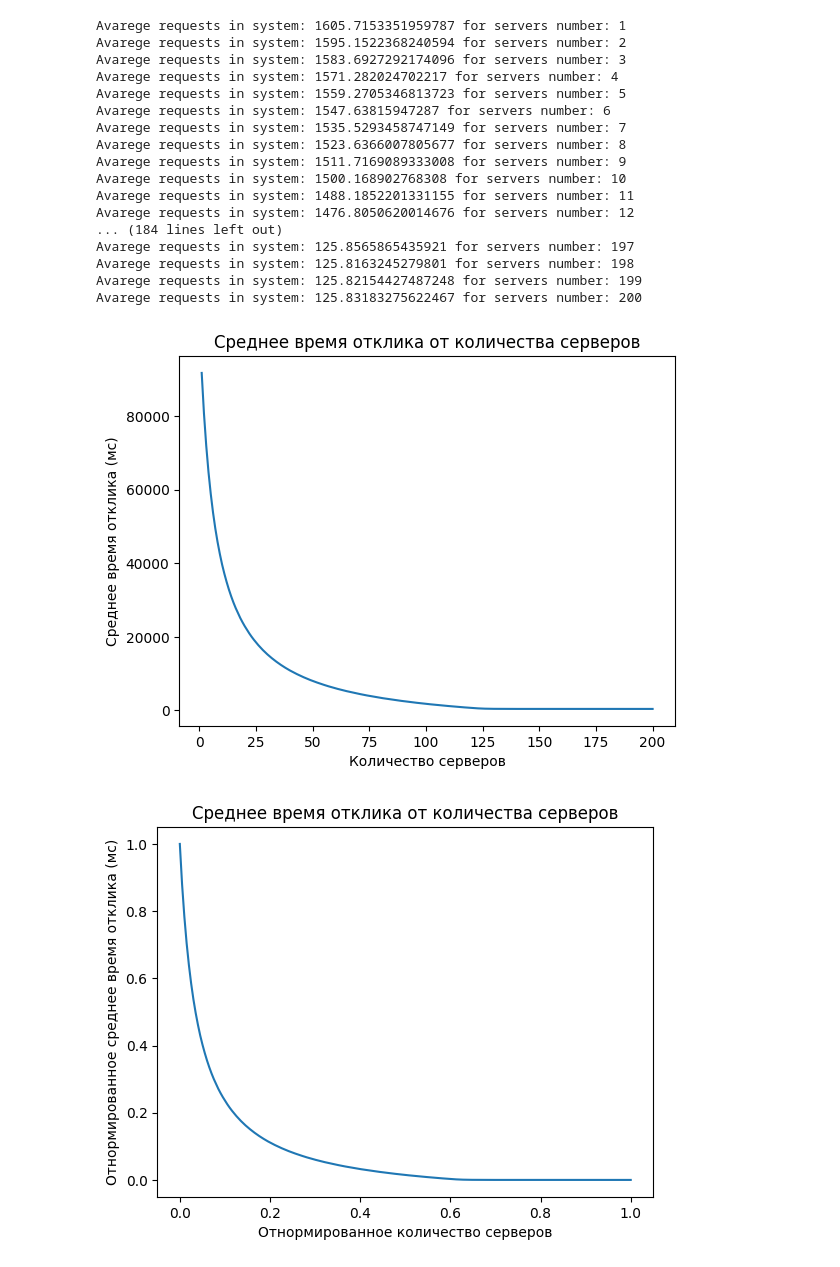
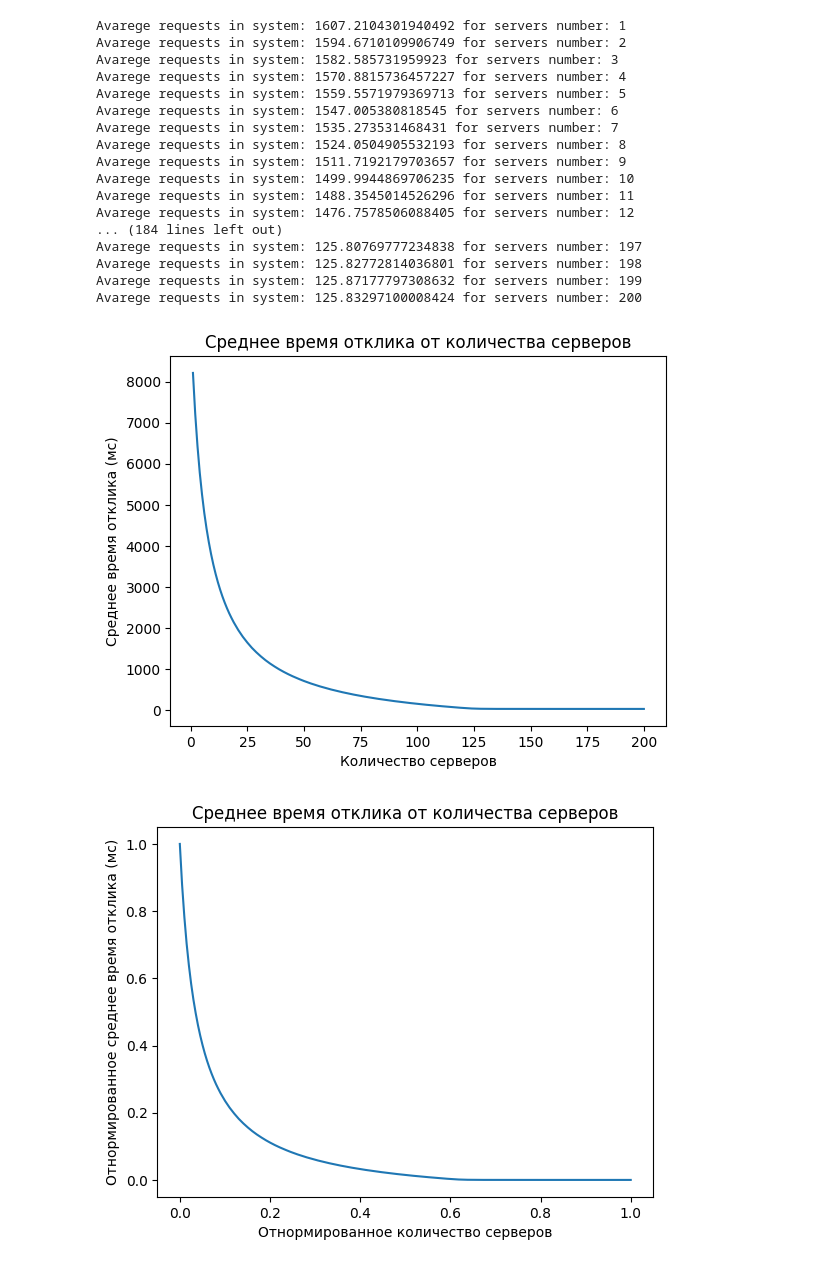
Before and after one commit to artempochuvalov/thesis, a Jupyter notebook: src/method1.ipynb, the cells around one changed output. Cells and saved outputs as stored; diff of their text form; code cells hidden in the pictures.

```diff
--- a/src/method1.ipynb
+++ b/src/method1.ipynb
@@ -105,6 +105,7 @@ def arrival(
 
 @njit
 def departure(
+    time: float,
     time_index: float,
     num_in_system: int,
     request_times_queue: list,
@@ -116,7 +117,7 @@ def departure(
         departure_times[time_index] = -1
     else:
         gamma = departure_cdf()
-        departure_times[time_index] += gamma # планируем обработку запроса
+        departure_times[time_index] = time + gamma # планируем обработку запроса
         request_times_queue = np.delete(request_times_queue, 0)
     return num_in_system, request_times_queue, departure_times
 
@@ -189,7 +190,8 @@ def num_in_system_iteration(
                 N
             )
         elif event_type == 'DEPARTURE':
-            num_in_system, request_times_queue, departure_time = departure(
+            num_in_system, request_times_queue, departure_times = departure(
+                time,
                 time_index,
                 num_in_system,
                 request_times_queue,
@@ -297,7 +299,7 @@ requests_in_system_list = np.empty(0)
 
 T = 10000
 iterations = 1000
-max_queue_size = 10_000_00
+max_queue_size = 10_000
 eps = 1e-0
 betta = 0.95
 x_betta = stats.norm.ppf(betta)
@@ -318,23 +320,23 @@ for i in trange(MIN_SERVERS, MAX_SERVERS + 1):
 with open('requests_in_system_list.npy', 'wb') as f:
     np.save(f, requests_in_system_list)
 # %% [output]
-Avarege requests in system: 1605.7153351959787 for servers number: 1
-Avarege requests in system: 1595.1522368240594 for servers number: 2
-Avarege requests in system: 1583.6927292174096 for servers number: 3
-Avarege requests in system: 1571.282024702217 for servers number: 4
-Avarege requests in system: 1559.2705346813723 for servers number: 5
-Avarege requests in system: 1547.63815947287 for servers number: 6
-Avarege requests in system: 1535.5293458747149 for servers number: 7
-Avarege requests in system: 1523.6366007805677 for servers number: 8
-Avarege requests in system: 1511.7169089333008 for servers number: 9
-Avarege requests in system: 1500.168902768308 for servers number: 10
-Avarege requests in system: 1488.1852201331155 for servers number: 11
-Avarege requests in system: 1476.8050620014676 for servers number: 12
+Avarege requests in system: 1607.2104301940492 for servers number: 1
+Avarege requests in system: 1594.6710109906749 for servers number: 2
+Avarege requests in system: 1582.585731959923 for servers number: 3
+Avarege requests in system: 1570.8815736457227 for servers number: 4
+Avarege requests in system: 1559.5571979369713 for servers number: 5
+Avarege requests in system: 1547.005380818545 for servers number: 6
+Avarege requests in system: 1535.273531468431 for servers number: 7
+Avarege requests in system: 1524.0504905532193 for servers number: 8
+Avarege requests in system: 1511.7192179703657 for servers number: 9
+Avarege requests in system: 1499.9944869706235 for servers number: 10
+Avarege requests in system: 1488.3545014526296 for servers number: 11
+Avarege requests in system: 1476.7578506088405 for servers number: 12
 ... (184 lines left out)
-Avarege requests in system: 125.8565865435921 for servers number: 197
-Avarege requests in system: 125.8163245279801 for servers number: 198
-Avarege requests in system: 125.82154427487248 for servers number: 199
-Avarege requests in system: 125.83183275622467 for servers number: 200
+Avarege requests in system: 125.80769777234838 for servers number: 197
+Avarege requests in system: 125.82772814036801 for servers number: 198
+Avarege requests in system: 125.87177797308632 for servers number: 199
+Avarege requests in system: 125.83297100008424 for servers number: 200
 # %%
 def little_law(lambda_val: float, requests_in_system, loss_probability: float):
     return requests_in_system / (lambda_val * (1 - loss_probability))
@@ -350,20 +352,20 @@ requests_in_system_list = np.load('./requests_in_system_list.npy')
 loss_probabilities = np.load('./loss_probabilities.npy')
 
 response_times = np.empty(len(requests_in_system_list))
-for i in range(len(requests_times)):
+for i in range(len(response_times)):
     response_times[i] = little_law(lambda_val, requests_in_system_list[i], loss_probabilities[i])
 # %%
 title = 'Среднее время отклика от количества серверов'
 
 plt.ylabel('Среднее время отклика (мс)')
 plt.xlabel('Количество серверов')
 plt.title(title)
 
-plt.plot(servers_num, requests_times)
+plt.plot(servers_num, response_times)
 
 plt.show()
 # %% [output]
-[figure, old version]
+[figure, new version]
 # %%
 normalized_response_times = normalize_values(response_times)
 normalized_servers_num = normalize_values(servers_num)
```
Also changed, not shown: parts of 5 cells of this notebook, 5 other files.
